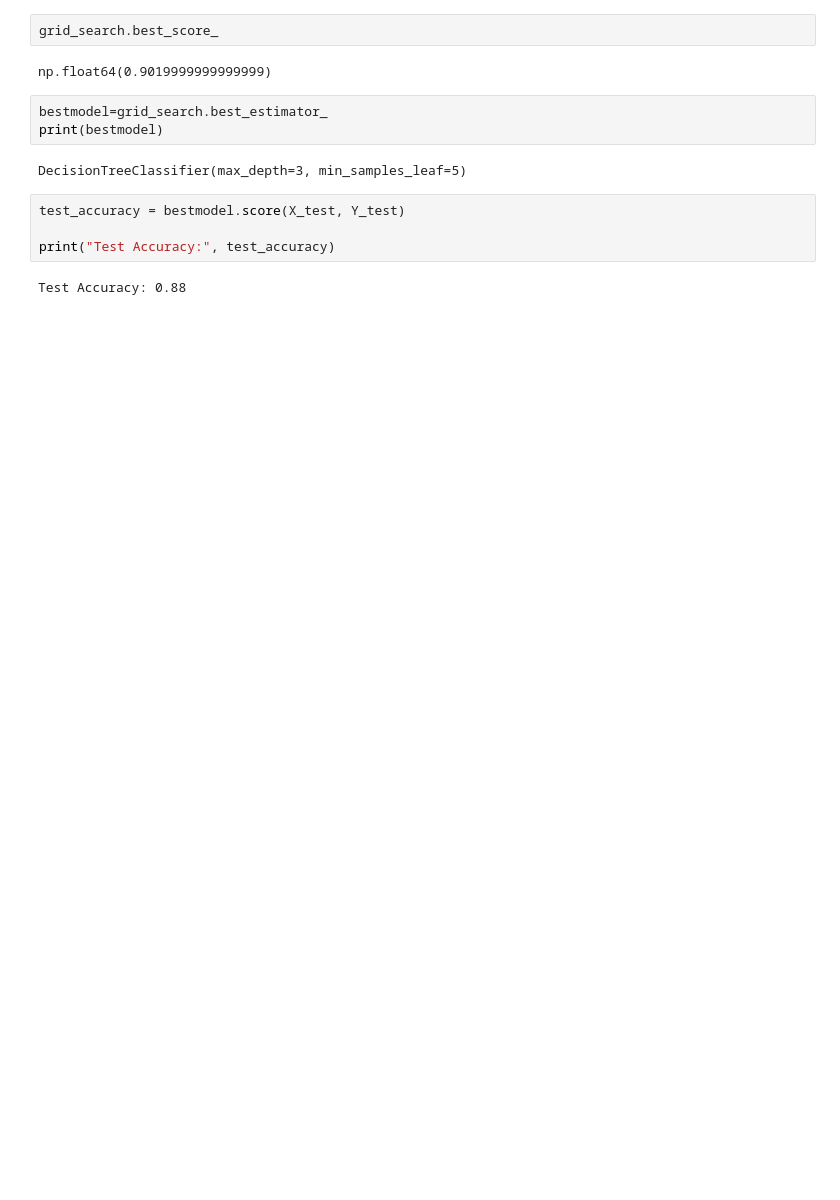
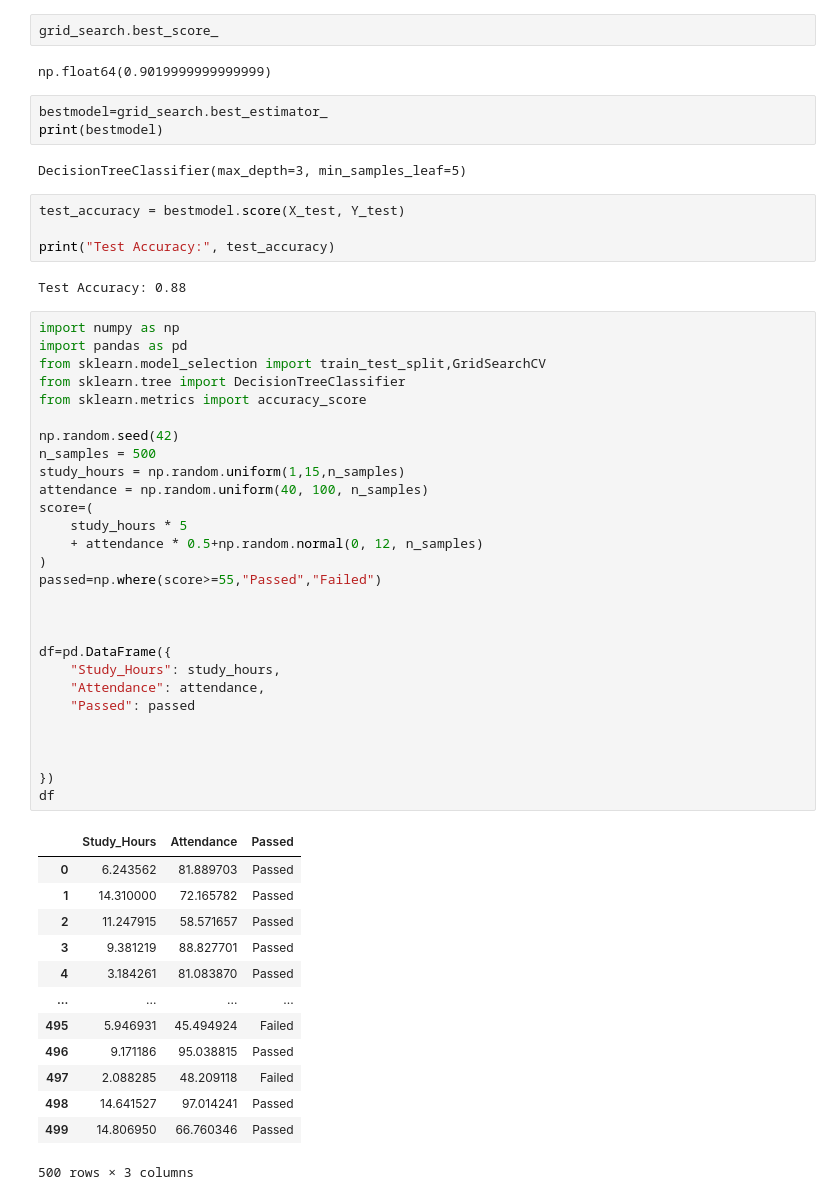
Before and after one commit to MUHAMMADZARYABKHAN-21/new.py, a Jupyter notebook: SCIKIT/Lesson17 GridsearchCV7CROSSVALIDATION.ipynb, the cells around one changed output. Cells and saved outputs as stored; diff of their text form; blank space fills up the shorter version.

```diff
--- a/SCIKIT/Lesson17 GridsearchCV7CROSSVALIDATION.ipynb
+++ b/SCIKIT/Lesson17 GridsearchCV7CROSSVALIDATION.ipynb
@@ -99,3 +101,45 @@ test_accuracy = bestmodel.score(X_test, Y_test)
 print("Test Accuracy:", test_accuracy)
 # %% [output]
 Test Accuracy: 0.88
+# %%
+import numpy as np
+import pandas as pd
+from sklearn.model_selection import train_test_split,GridSearchCV
+from sklearn.tree import DecisionTreeClassifier
+from sklearn.metrics import accuracy_score
+
+np.random.seed(42)
+n_samples = 500
+study_hours = np.random.uniform(1,15,n_samples)
+attendance = np.random.uniform(40, 100, n_samples)
+score=(
+    study_hours * 5
+    + attendance * 0.5+np.random.normal(0, 12, n_samples)
+)
+passed=np.where(score>=55,"Passed","Failed")
+
+
+
+df=pd.DataFrame({
+    "Study_Hours": study_hours,
+    "Attendance": attendance,
+    "Passed": passed
+
+
+
+})
+df
+# %% [output]
+|  | Study_Hours | Attendance | Passed |
+| 0 | 6.243562 | 81.889703 | Passed |
+| 1 | 14.310000 | 72.165782 | Passed |
+| 2 | 11.247915 | 58.571657 | Passed |
+| 3 | 9.381219 | 88.827701 | Passed |
+| 4 | 3.184261 | 81.083870 | Passed |
+| ... | ... | ... | ... |
+| 495 | 5.946931 | 45.494924 | Failed |
+| 496 | 9.171186 | 95.038815 | Passed |
+| 497 | 2.088285 | 48.209118 | Failed |
+| 498 | 14.641527 | 97.014241 | Passed |
+| 499 | 14.806950 | 66.760346 | Passed |
+500 rows × 3 columns
```
Also changed, not shown: parts of 7 cells of this notebook, 2 other files.
